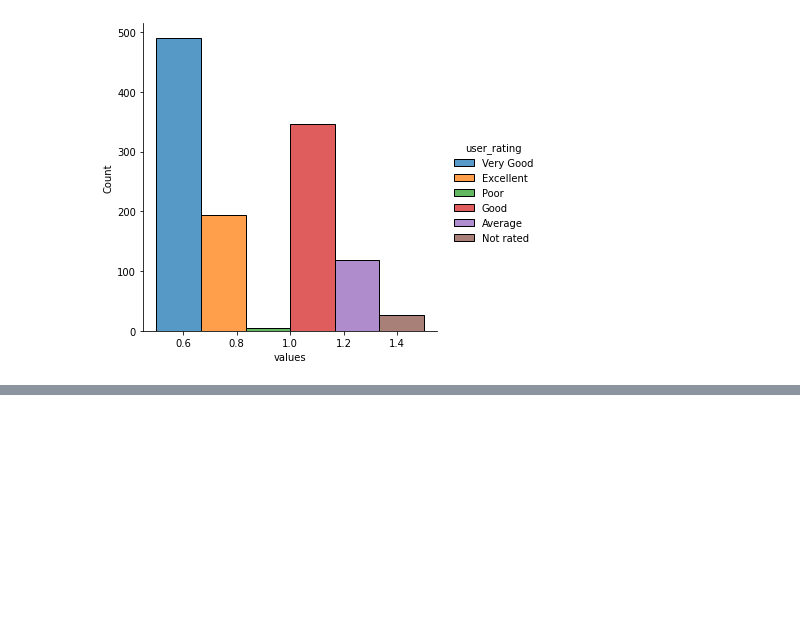
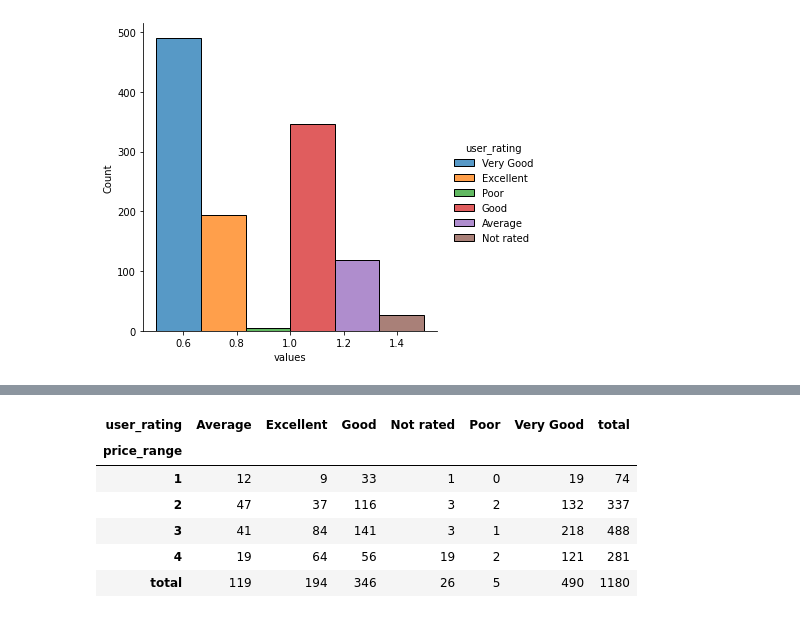
Before and after one commit to LIZZETHGOMEZ/BEDU-Santander, a Jupyter notebook: Analisis de Datos con Python/Sesion_3.ipynb, the cells around one changed output, grey strips where cells are left out. Drawn from its saved outputs; the diff is of its cells as text; code cells hidden in the pictures; blank space fills up the shorter version.

```diff
--- a/Analisis de Datos con Python/Sesion_3.ipynb
+++ b/Analisis de Datos con Python/Sesion_3.ipynb
@@ -170,0 +184,11 @@ sns.displot(data = df, x = 'values',  hue = 'user_rating', multiple = 'dodge')
+# %%
+# Le agregamos los margenes es decir los totales
+pd.crosstab(df['price_range'], df['user_rating'], margins= True, margins_name= 'total')
+# %% [output]
+| user_rating | Average | Excellent | Good | Not rated | Poor | Very Good | total |
+| price_range |  |  |  |  |  |  |  |
+| 1 | 12 | 9 | 33 | 1 | 0 | 19 | 74 |
+| 2 | 47 | 37 | 116 | 3 | 2 | 132 | 337 |
+| 3 | 41 | 84 | 141 | 3 | 1 | 218 | 488 |
+| 4 | 19 | 64 | 56 | 19 | 2 | 121 | 281 |
+| total | 119 | 194 | 346 | 26 | 5 | 490 | 1180 |
```
Also changed, not shown: parts of 10 cells of this notebook.
